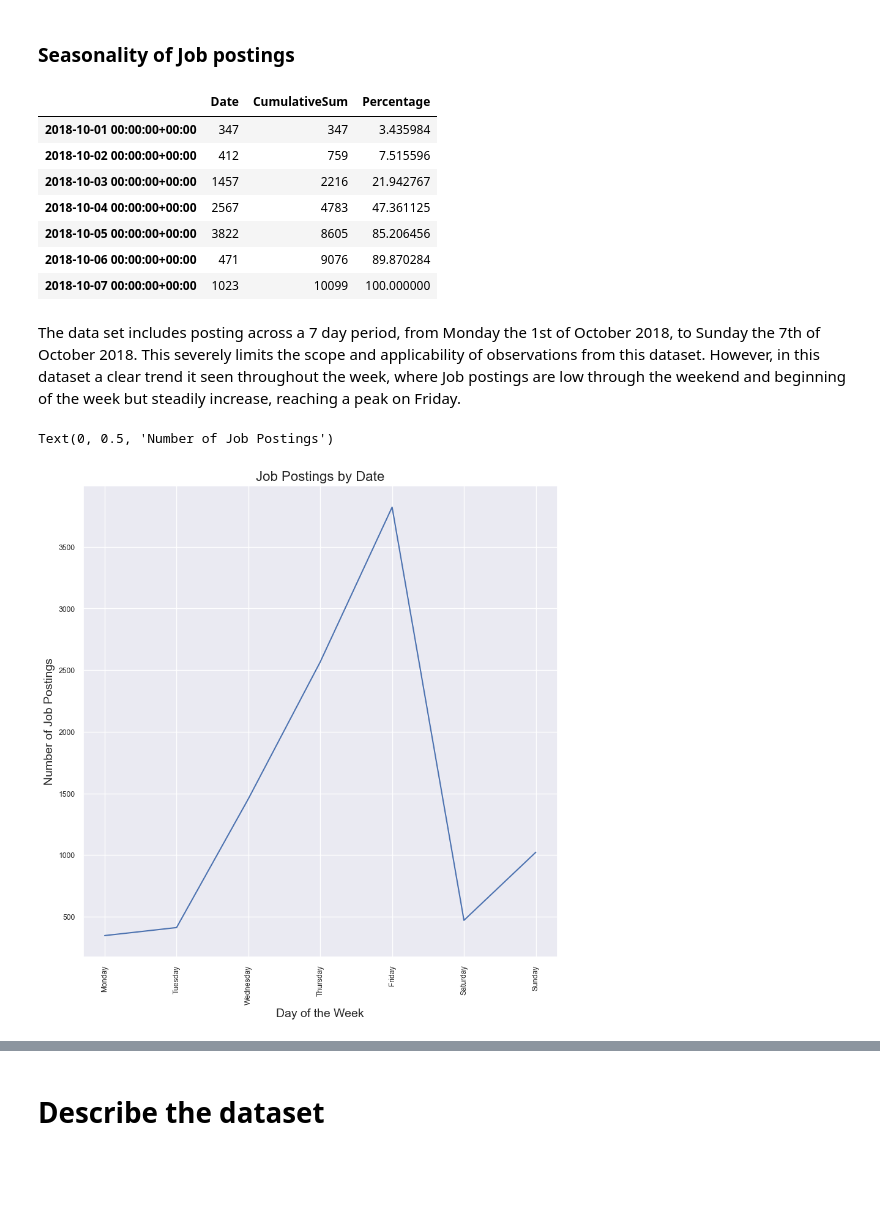
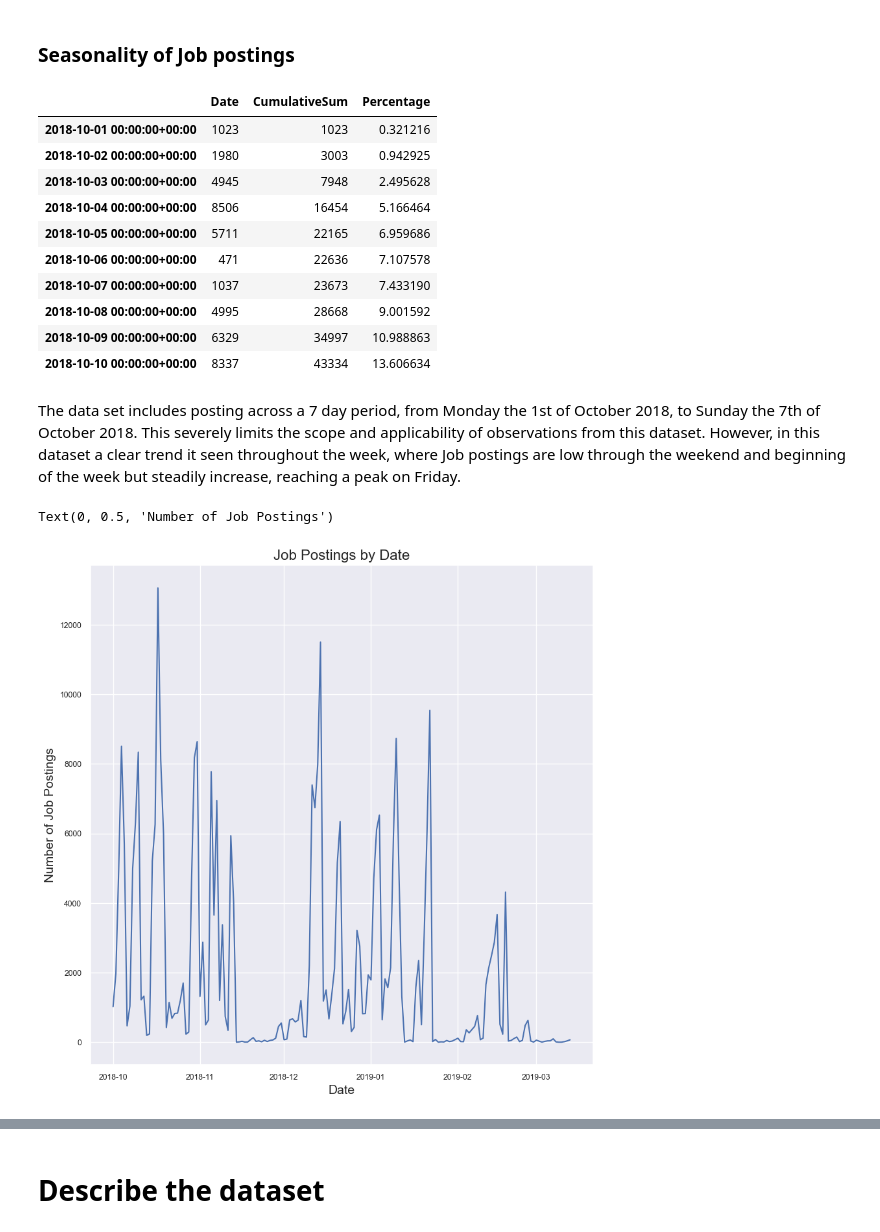
Before and after one commit to ToddNCooper/DataAnalyticsAssignment, a Jupyter notebook: rough_start.ipynb, the cells around one changed output, grey strips where cells are left out. Drawn from its saved outputs; the diff is of its cells as text; code cells hidden in the pictures; blank space fills up the shorter version.

Commit message:
overwritten files with up to date ones. gitignore added.

```diff
--- a/rough_start.ipynb
+++ b/rough_start.ipynb
@@ -15,5 +19,5 @@ import plotly.graph_objects as go
 # %%
-df = pd.read_csv("job-market.csv")
+df = pd.read_csv("data.csv")
 df.head()
 # %% [output]
 |  | Id | Title | Company | Date | Location | Area | Classification | SubClassification | Requirement | ... |
@@ -1024,25 +1057,26 @@ df_dates['Percentage'] = df_dates['CumulativeSum'] / df_dates['Date'].sum() * 10
 df_dates.head(10)
 # %% [output]
 |  | Date | CumulativeSum | Percentage |
-| 2018-10-01 00:00:00+00:00 | 347 | 347 | 3.435984 |
-| 2018-10-02 00:00:00+00:00 | 412 | 759 | 7.515596 |
-| 2018-10-03 00:00:00+00:00 | 1457 | 2216 | 21.942767 |
-| 2018-10-04 00:00:00+00:00 | 2567 | 4783 | 47.361125 |
-| 2018-10-05 00:00:00+00:00 | 3822 | 8605 | 85.206456 |
-| 2018-10-06 00:00:00+00:00 | 471 | 9076 | 89.870284 |
-| 2018-10-07 00:00:00+00:00 | 1023 | 10099 | 100.000000 |
+| 2018-10-01 00:00:00+00:00 | 1023 | 1023 | 0.321216 |
+| 2018-10-02 00:00:00+00:00 | 1980 | 3003 | 0.942925 |
+| 2018-10-03 00:00:00+00:00 | 4945 | 7948 | 2.495628 |
+| 2018-10-04 00:00:00+00:00 | 8506 | 16454 | 5.166464 |
+| 2018-10-05 00:00:00+00:00 | 5711 | 22165 | 6.959686 |
+| 2018-10-06 00:00:00+00:00 | 471 | 22636 | 7.107578 |
+| 2018-10-07 00:00:00+00:00 | 1037 | 23673 | 7.433190 |
+| 2018-10-08 00:00:00+00:00 | 4995 | 28668 | 9.001592 |
+| 2018-10-09 00:00:00+00:00 | 6329 | 34997 | 10.988863 |
+| 2018-10-10 00:00:00+00:00 | 8337 | 43334 | 13.606634 |
 # %% [markdown]
 The data set includes posting across a 7 day period, from Monday the 1st of October 2018, to Sunday the 7th of October 2018. This severely limits the scope and applicability of observations from this dataset. However, in this dataset a clear trend it seen throughout the week, where Job postings are low through the weekend and beginning of the week but steadily increase, reaching a peak on Friday.
 # %%
 # plot and display a chart for date column
 plt.figure(figsize=(10,10))
 plt.plot(df_dates.index, df_dates['Date'])
 plt.title("Job Postings by Date", fontsize=16)
-days_of_week = ['Monday', 'Tuesday', 'Wednesday', 'Thursday', 'Friday', 'Saturday', 'Sunday']
-plt.xticks(df_dates.index, days_of_week, rotation=90)
-plt.xlabel("Day of the Week", fontsize=14)
+plt.xlabel("Date", fontsize=14)
 plt.ylabel("Number of Job Postings", fontsize=14)
 # %% [output]
 Text(0, 0.5, 'Number of Job Postings')
-[figure, old version]
+[figure, new version]
 # %%
```
Also changed, not shown: parts of 50 cells of this notebook, 2 other files.
